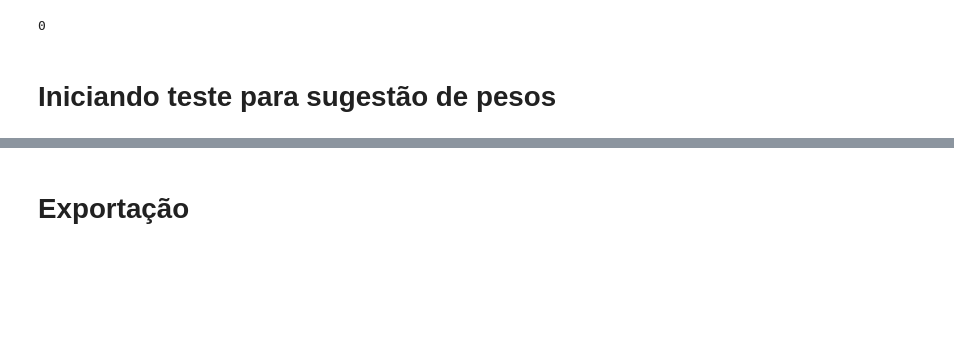
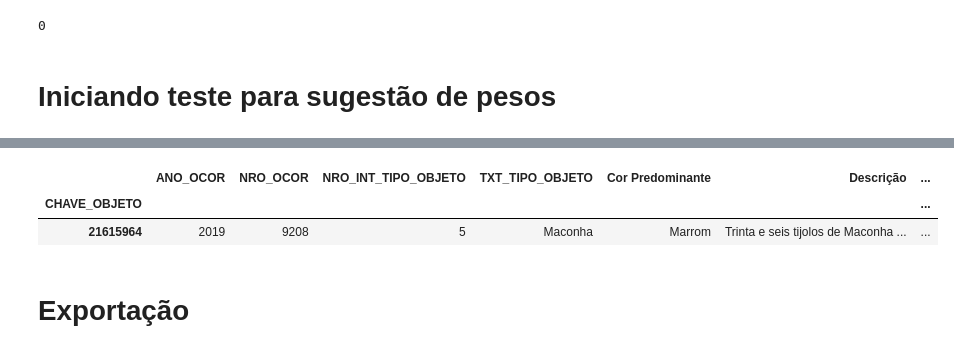
Before and after one commit to giuliannocappellari/Grafos, a Jupyter notebook: Indicadores/Drogas_Mais_Analises.ipynb, the cells around one changed output, grey strips where cells are left out. Saved outputs shown, nothing was run; the diff lists cells and outputs as text; code cells hidden in the pictures; blank space fills up the shorter version.

```diff
--- a/Indicadores/Drogas_Mais_Analises.ipynb
+++ b/Indicadores/Drogas_Mais_Analises.ipynb
@@ -347,6 +351,12 @@ sem_nan.sample(10)
 dicionario_numero = ['0','1', '2', '3', '4', '5', '6', '7', '8', '9']
 # %%
 dicionario_medida = ['miligrama', 'grama', 'gramas', 'quilograma', 'quilogramas', 'tonelada', 'toneladas']
+# %%
+drogas_entrada.loc[[21615964]]
+# %% [output]
+|  | ANO_OCOR | NRO_OCOR | NRO_INT_TIPO_OBJETO | TXT_TIPO_OBJETO | Cor Predominante | Descrição | ... |
+| CHAVE_OBJETO |  |  |  |  |  |  | ... |
+| 21615964 | 2019 | 9208 | 5 | Maconha | Marrom | Trinta e seis tijolos de Maconha ... | ... |
 # %% [markdown]
 # Exportação
 # %%
```
Also changed, not shown: parts of 4 cells of this notebook.
